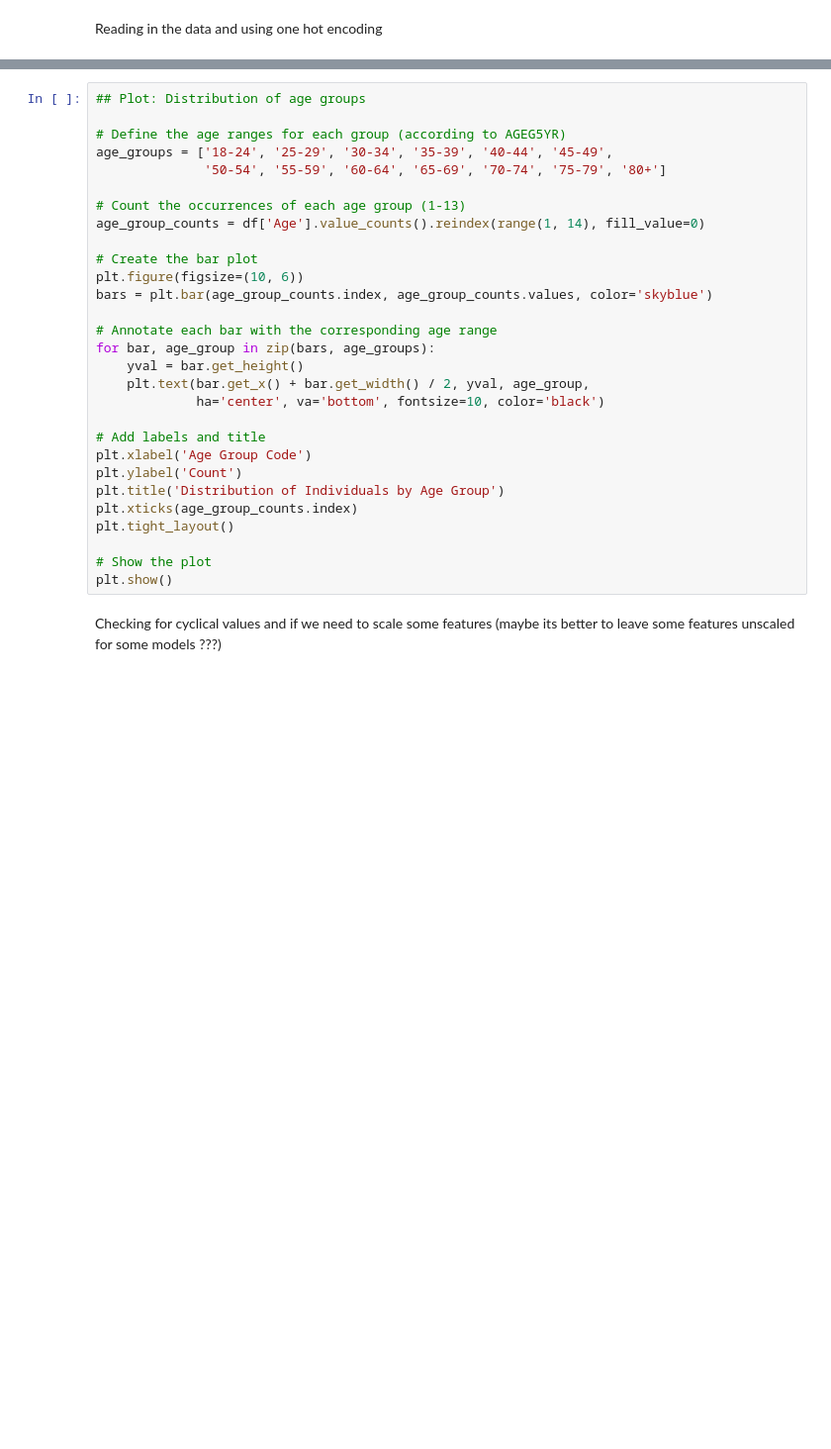
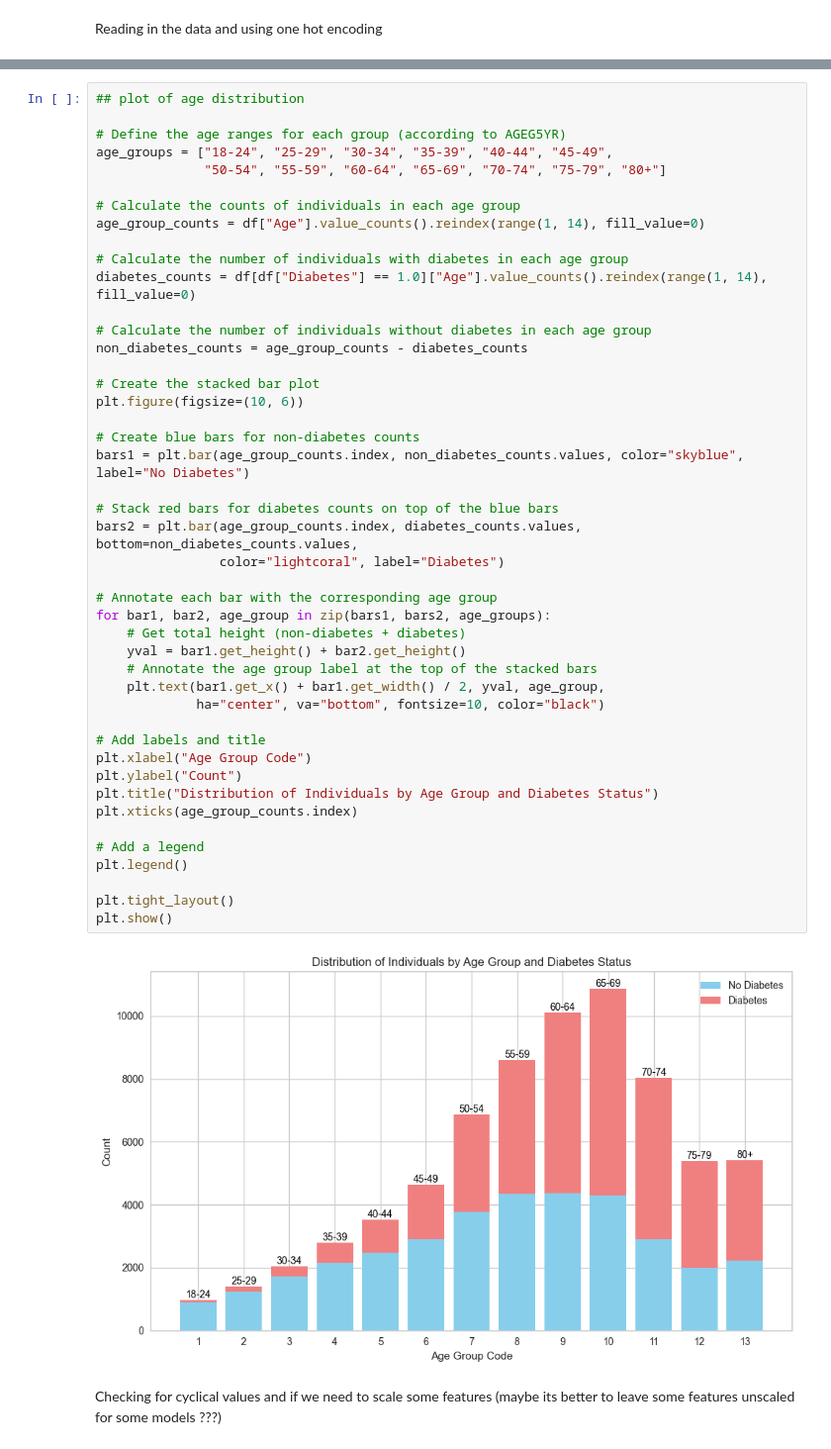
Before and after one commit to jan-ba/ml-diabetes-prediction, a Jupyter notebook: predict_diabetes.ipynb, the cells around one changed output, grey strips where cells are left out. Shown at 99% size. Drawn from its saved outputs; the diff is of its cells as text; blank space fills up the shorter version.

```diff
--- a/predict_diabetes.ipynb
+++ b/predict_diabetes.ipynb
@@ -40,32 +58,50 @@ df = pd.get_dummies(df, columns=["GenHlth"])
 # %%
-## Plot: Distribution of age groups
+## plot of age distribution
 
 # Define the age ranges for each group (according to AGEG5YR)
-age_groups = ['18-24', '25-29', '30-34', '35-39', '40-44', '45-49',
-              '50-54', '55-59', '60-64', '65-69', '70-74', '75-79', '80+']
+age_groups = ["18-24", "25-29", "30-34", "35-39", "40-44", "45-49",
+              "50-54", "55-59", "60-64", "65-69", "70-74", "75-79", "80+"]
 
-# Count the occurrences of each age group (1-13)
-age_group_counts = df['Age'].value_counts().reindex(range(1, 14), fill_value=0)
+# Calculate the counts of individuals in each age group
+age_group_counts = df["Age"].value_counts().reindex(range(1, 14), fill_value=0)
 
-# Create the bar plot
+# Calculate the number of individuals with diabetes in each age group
+diabetes_counts = df[df["Diabetes"] == 1.0]["Age"].value_counts().reindex(range(1, 14), fill_value=0)
+
+# Calculate the number of individuals without diabetes in each age group
+non_diabetes_counts = age_group_counts - diabetes_counts
+
+# Create the stacked bar plot
 plt.figure(figsize=(10, 6))
-bars = plt.bar(age_group_counts.index, age_group_counts.values, color='skyblue')
 
-# Annotate each bar with the corresponding age range
-for bar, age_group in zip(bars, age_groups):
-    yval = bar.get_height()
-    plt.text(bar.get_x() + bar.get_width() / 2, yval, age_group,
-             ha='center', va='bottom', fontsize=10, color='black')
+# Create blue bars for non-diabetes counts
+bars1 = plt.bar(age_group_counts.index, non_diabetes_counts.values, color="skyblue", label="No Diabetes")
+
+# Stack red bars for diabetes counts on top of the blue bars
+bars2 = plt.bar(age_group_counts.index, diabetes_counts.values, bottom=non_diabetes_counts.values,
+                color="lightcoral", label="Diabetes")
+
+# Annotate each bar with the corresponding age group
+for bar1, bar2, age_group in zip(bars1, bars2, age_groups):
+    # Get total height (non-diabetes + diabetes)
+    yval = bar1.get_height() + bar2.get_height()
+    # Annotate the age group label at the top of the stacked bars
+    plt.text(bar1.get_x() + bar1.get_width() / 2, yval, age_group,
+             ha="center", va="bottom", fontsize=10, color="black")
 
 # Add labels and title
-plt.xlabel('Age Group Code')
-plt.ylabel('Count')
-plt.title('Distribution of Individuals by Age Group')
+plt.xlabel("Age Group Code")
+plt.ylabel("Count")
+plt.title("Distribution of Individuals by Age Group and Diabetes Status")
 plt.xticks(age_group_counts.index)
+
+# Add a legend
+plt.legend()
+
 plt.tight_layout()
-
-# Show the plot
 plt.show()
+# %% [output]
+[figure, added]
 # %% [markdown]
 Checking for cyclical values and if we need to scale some features (maybe its better to leave some features unscaled for some models ???)
 # %%
```
Also changed, not shown: parts of 1 cell of this notebook.
